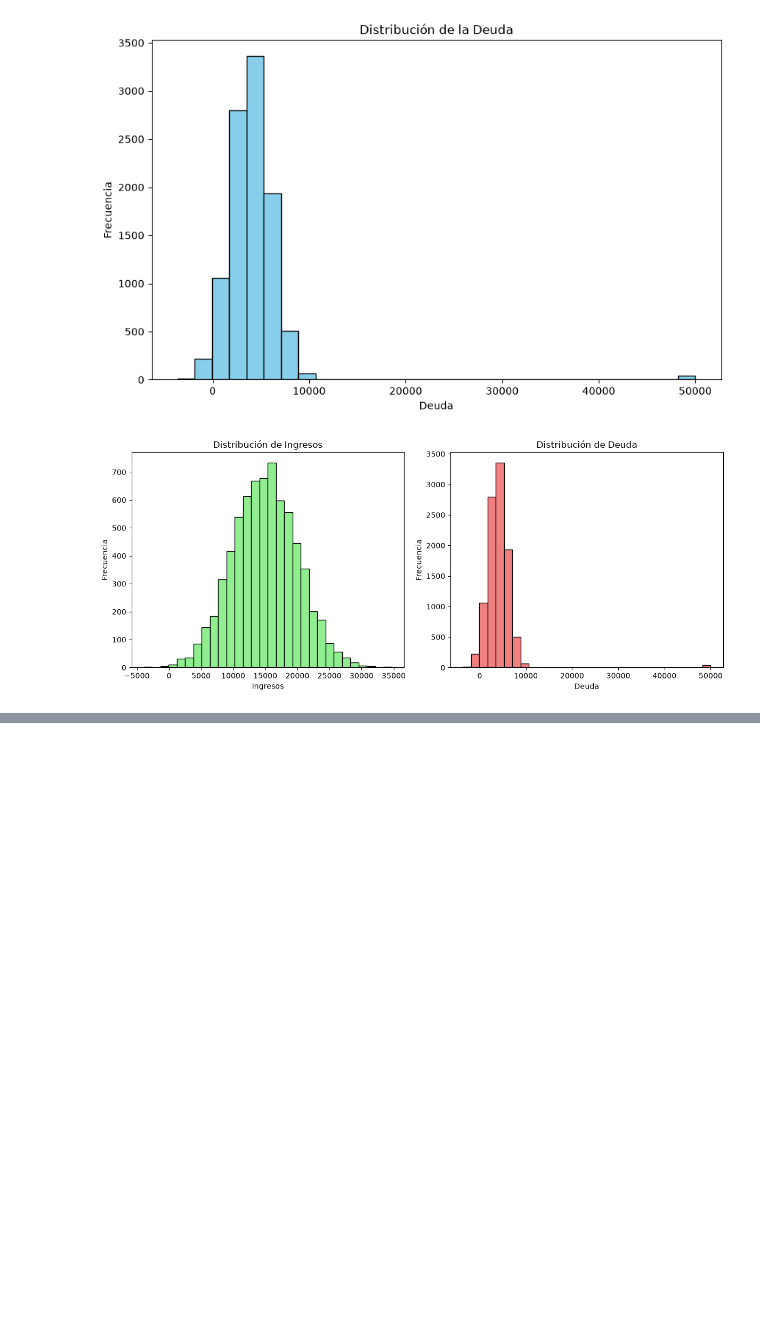
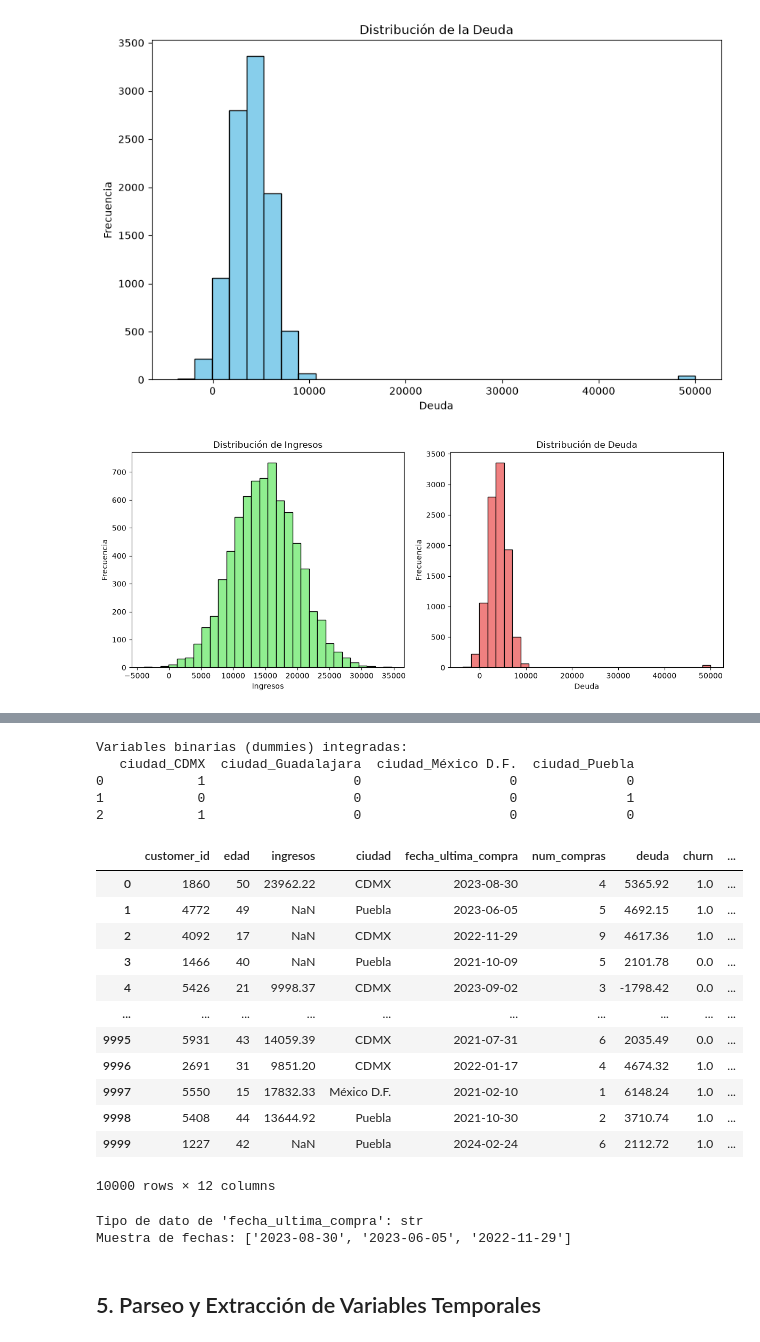
Before and after one commit to pdanielvazquez/limpieza-preprocesamiento-datos-dd-ibero-o26, a Jupyter notebook: practica-retail-clientes.ipynb, the cells around one changed output, grey strips where cells are left out. Saved outputs shown, nothing was run; the diff lists cells and outputs as text; code cells hidden in the pictures; blank space fills up the shorter version.

Commit message:
Estandarización de términos, variables indicadoras (dummies) y mas

```diff
--- a/practica-retail-clientes.ipynb
+++ b/practica-retail-clientes.ipynb
@@ -64,23 +64,3 @@ Muestra de filas desplazadas:
 9999            Puebla          2024-02-24            6  2112.72
 
 [10000 rows x 4 columns]
-# %%
-# realineación de registros desplazados
-for idx in df[mask_desplazados].index:
-    # 1. Extraer la fecha (ultimos 10 caracteres) y la ciudad limpia de la columna 'ciudad'
-    cadena_compuesta = str(df.loc[idx, 'ciudad'])
-    fecha_extraida = cadena_compuesta[-10:]
-    ciudad_limpia = cadena_compuesta[:-10].strip()
-
-    # 2. Re-alinear los campos hacia la derecha
-    df.loc[idx, 'deuda'] = df.loc[idx, 'num_compras']
-    df.loc[idx, 'num_compras'] = df.loc[idx, 'fecha_ultima_compra']
-    df.loc[idx, 'fecha_ultima_compra'] = fecha_extraida
-    df.loc[idx, 'ciudad'] = ciudad_limpia
-
-# Cast correcto de tipos de datos tras la re-alineación
-df['num_compras'] = df['num_compras'].astype(float)
-df['deuda'] = df['deuda'].astype(float)
-
-print("\n--- VERIFICACIÓN TRAS REALINEACIÓN ---")
-print(df.loc[mask_desplazados, ['ciudad', 'fecha_ultima_compra', 'num_compras', 'deuda']])
@@ -147,0 +139,13 @@ plt.show()
+# %%
+# 1. Mapeo de Estandarización y Corrección de Mojibake
+mapeo_ciudades = {
+    'Ciudad de MÃ©xico': 'CDMX',
+    'MÃ©xico D.F.': 'CDMX',
+    'Ciudad de México': 'CDMX',
+    'puebla': 'Puebla'
+}
+
+df['ciudad'] = df['ciudad'].replace(mapeo_ciudades)
+
+print("\n--- CATEGORÍAS ESTANDARIZADAS ---")
+print(df['ciudad'].value_counts())
@@ -147,0 +160,37 @@ plt.show()
+# %%
+# 2. Generación de Variables Indicadoras (Dummies)
+df_dummies = pd.get_dummies(df['ciudad'], prefix='ciudad', dtype=int)
+df = pd.concat([df, df_dummies], axis=1)
+
+print("\nVariables binarias (dummies) integradas:")
+print(df_dummies.head(3))
+# %% [output]
+Variables binarias (dummies) integradas:
+   ciudad_CDMX  ciudad_Guadalajara  ciudad_México D.F.  ciudad_Puebla
+0            1                   0                   0              0
+1            0                   0                   0              1
+2            1                   0                   0              0
+# %%
+df
+# %% [output]
+|  | customer_id | edad | ingresos | ciudad | fecha_ultima_compra | num_compras | deuda | churn | ... |
+| 0 | 1860 | 50 | 23962.22 | CDMX | 2023-08-30 | 4 | 5365.92 | 1.0 | ... |
+| 1 | 4772 | 49 | NaN | Puebla | 2023-06-05 | 5 | 4692.15 | 1.0 | ... |
+| 2 | 4092 | 17 | NaN | CDMX | 2022-11-29 | 9 | 4617.36 | 1.0 | ... |
+| 3 | 1466 | 40 | NaN | Puebla | 2021-10-09 | 5 | 2101.78 | 0.0 | ... |
+| 4 | 5426 | 21 | 9998.37 | CDMX | 2023-09-02 | 3 | -1798.42 | 0.0 | ... |
+| ... | ... | ... | ... | ... | ... | ... | ... | ... | ... |
+| 9995 | 5931 | 43 | 14059.39 | CDMX | 2021-07-31 | 6 | 2035.49 | 0.0 | ... |
+| 9996 | 2691 | 31 | 9851.20 | CDMX | 2022-01-17 | 4 | 4674.32 | 1.0 | ... |
+| 9997 | 5550 | 15 | 17832.33 | México D.F. | 2021-02-10 | 1 | 6148.24 | 1.0 | ... |
+| 9998 | 5408 | 44 | 13644.92 | Puebla | 2021-10-30 | 2 | 3710.74 | 1.0 | ... |
+| 9999 | 1227 | 42 | NaN | Puebla | 2024-02-24 | 6 | 2112.72 | 1.0 | ... |
+10000 rows × 12 columns
+# %%
+print("Tipo de dato de 'fecha_ultima_compra':", df['fecha_ultima_compra'].dtype)
+print("Muestra de fechas:", df['fecha_ultima_compra'].head(3).tolist())
+# %% [output]
+Tipo de dato de 'fecha_ultima_compra': str
+Muestra de fechas: ['2023-08-30', '2023-06-05', '2022-11-29']
+# %% [markdown]
+## 5. Parseo y Extracción de Variables Temporales
```
Also changed, not shown: parts of 6 cells of this notebook.
